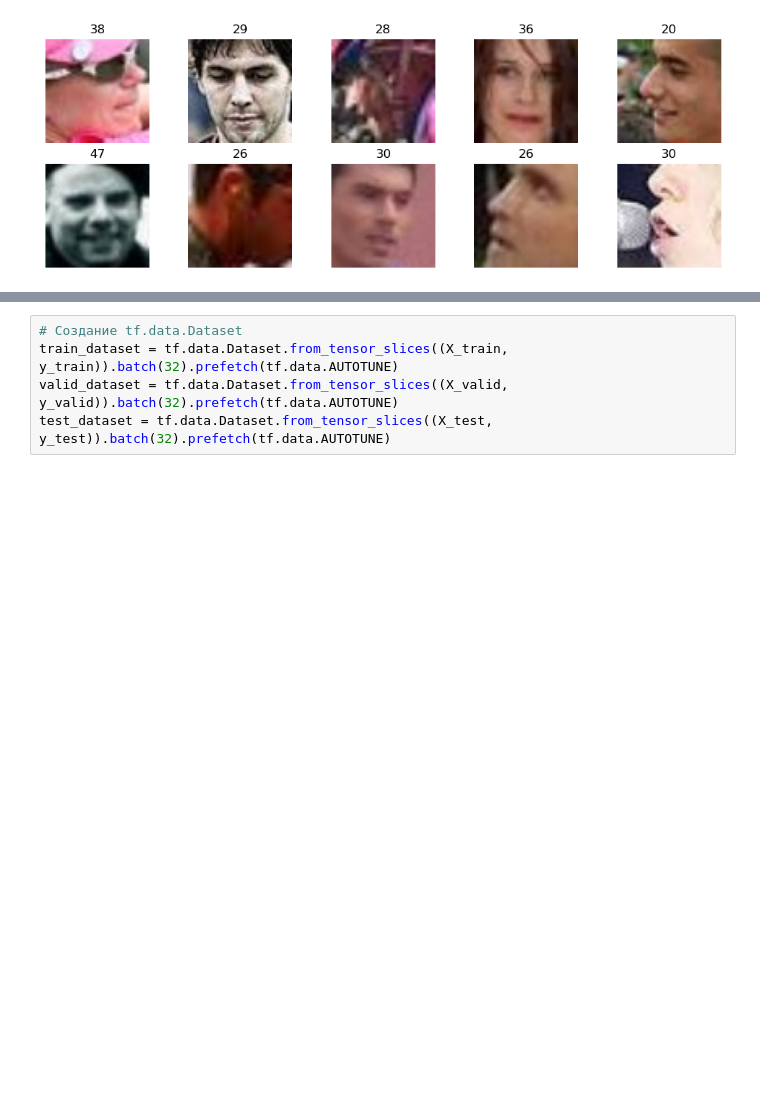
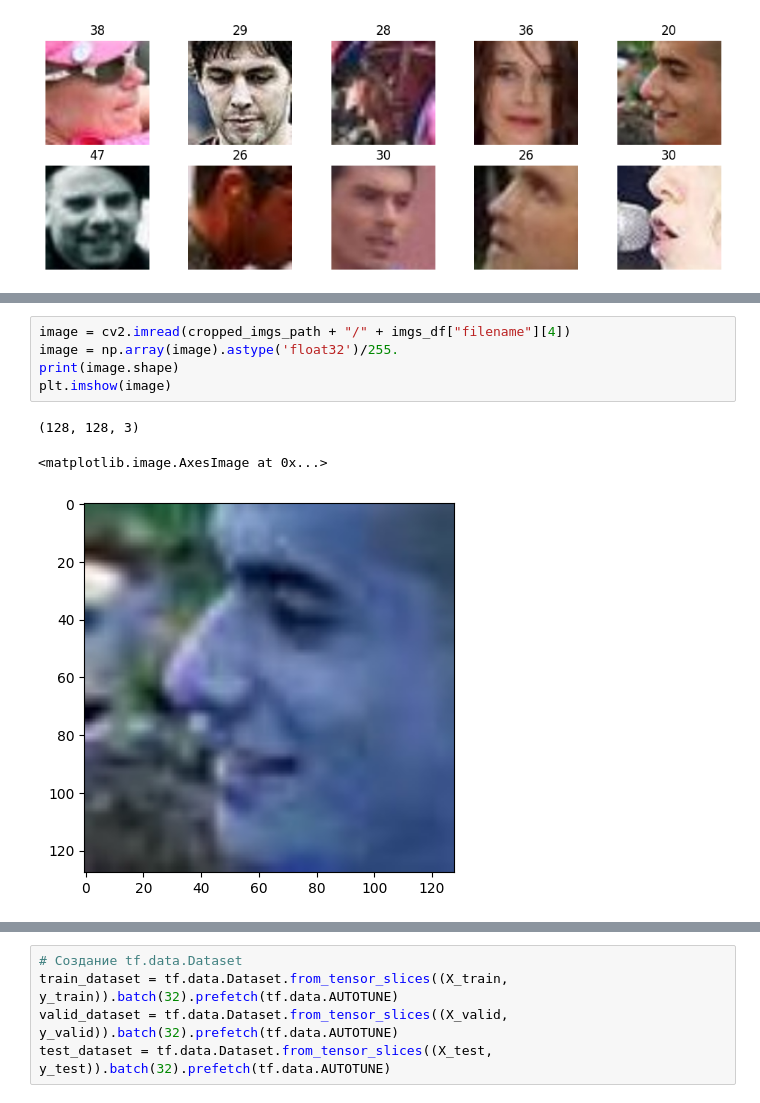
Before and after one commit to xxxSOERxxx/ML01_P_Online, a Jupyter notebook: Eugene_Piuta/DZ_24/task.ipynb, the cells around one changed output, grey strips where cells are left out. Saved outputs shown, nothing was run; the diff lists cells and outputs as text; blank space fills up the shorter version.

```diff
--- a/Eugene_Piuta/DZ_24/task.ipynb
+++ b/Eugene_Piuta/DZ_24/task.ipynb
@@ -286,0 +228,9 @@ Labels shape:  (27000, 10)
+# %%
+image = cv2.imread(cropped_imgs_path + "/" + imgs_df["filename"][4])
+image = np.array(image).astype('float32')/255.
+print(image.shape)
+plt.imshow(image)
+# %% [output]
+(128, 128, 3)
+<matplotlib.image.AxesImage at 0x...>
+[figure, added]
```
Also changed, not shown: parts of 16 cells of this notebook, 2 other files.
